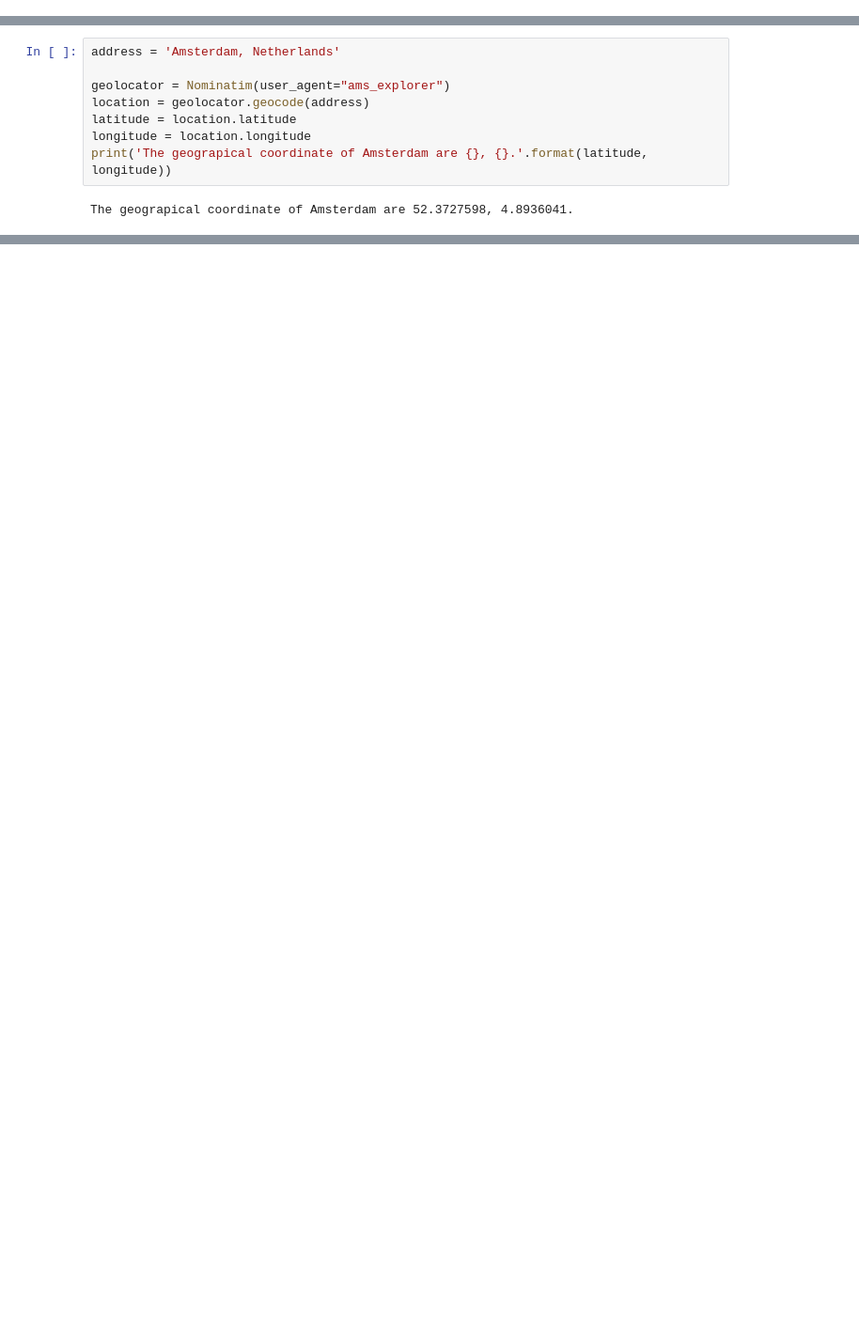
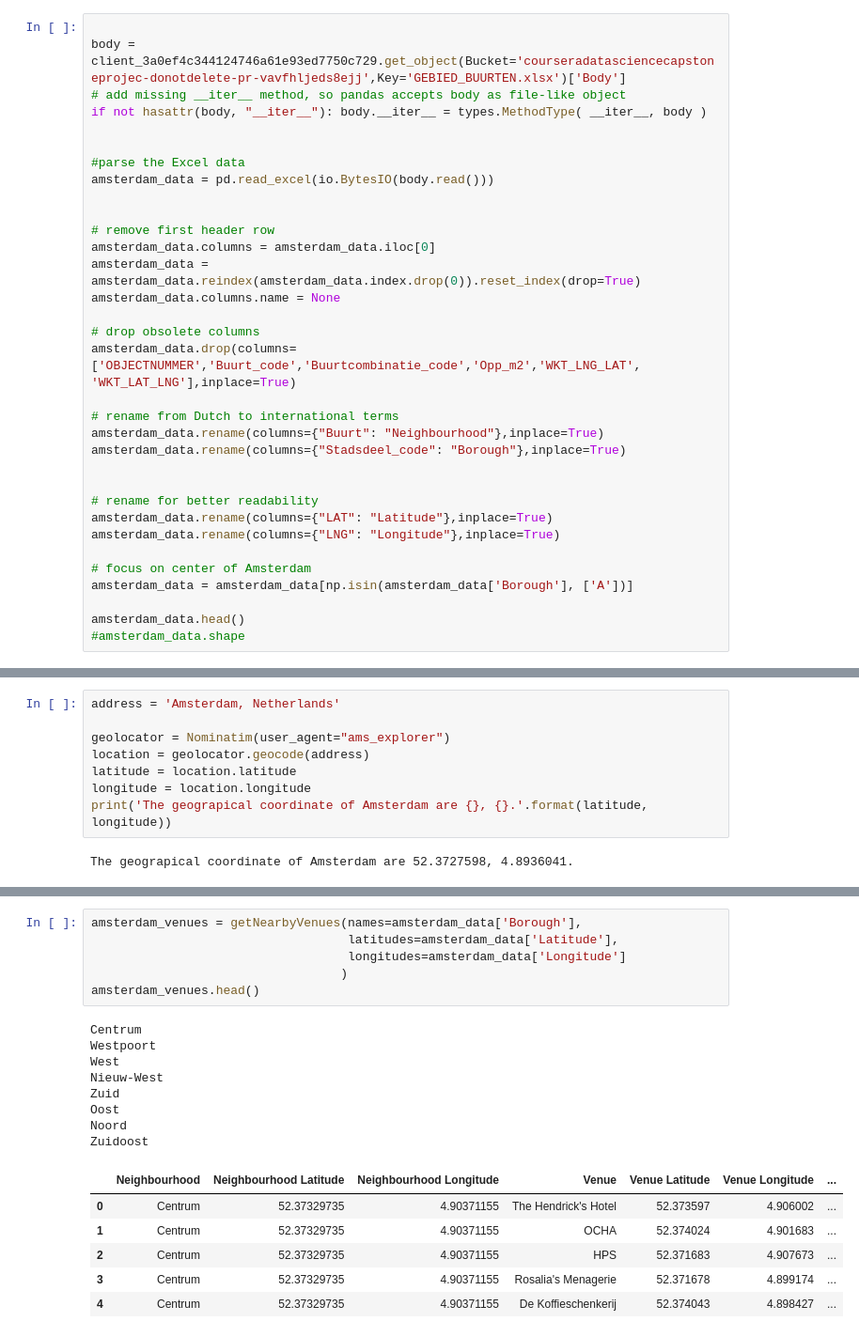
Before and after one commit to dvnooij/Coursera_Capstone, a Jupyter notebook: Capstone project - Report.ipynb, the cells around one changed output, grey strips where cells are left out. Shown: that part at 94% size. Cells and saved outputs as stored; diff of their text form; blank space fills up the shorter version.

```diff
--- a/Capstone project - Report.ipynb
+++ b/Capstone project - Report.ipynb
@@ -42,0 +54,33 @@ Successfully installed branca-0.4.2 folium-0.11.0
+# %%
+
+body = client_3a0ef4c344124746a61e93ed7750c729.get_object(Bucket='courseradatasciencecapstoneprojec-donotdelete-pr-vavfhljeds8ejj',Key='GEBIED_BUURTEN.xlsx')['Body']
+# add missing __iter__ method, so pandas accepts body as file-like object
+if not hasattr(body, "__iter__"): body.__iter__ = types.MethodType( __iter__, body )
+
+
+#parse the Excel data
+amsterdam_data = pd.read_excel(io.BytesIO(body.read()))
+
+
+# remove first header row
+amsterdam_data.columns = amsterdam_data.iloc[0]
+amsterdam_data = amsterdam_data.reindex(amsterdam_data.index.drop(0)).reset_index(drop=True)
+amsterdam_data.columns.name = None
+
+# drop obsolete columns
+amsterdam_data.drop(columns=['OBJECTNUMMER','Buurt_code','Buurtcombinatie_code','Opp_m2','WKT_LNG_LAT', 'WKT_LAT_LNG'],inplace=True)
+
+# rename from Dutch to international terms
+amsterdam_data.rename(columns={"Buurt": "Neighbourhood"},inplace=True)
+amsterdam_data.rename(columns={"Stadsdeel_code": "Borough"},inplace=True)
+
+
+# rename for better readability
+amsterdam_data.rename(columns={"LAT": "Latitude"},inplace=True)
+amsterdam_data.rename(columns={"LNG": "Longitude"},inplace=True)
+
+# focus on center of Amsterdam
+amsterdam_data = amsterdam_data[np.isin(amsterdam_data['Borough'], ['A'])]
+
+amsterdam_data.head()
+#amsterdam_data.shape
@@ -71,0 +179,21 @@ map_amsterdam
+# %%
+amsterdam_venues = getNearbyVenues(names=amsterdam_data['Borough'],
+                                   latitudes=amsterdam_data['Latitude'],
+                                   longitudes=amsterdam_data['Longitude']
+                                  )
+amsterdam_venues.head()
+# %% [output]
+Centrum
+Westpoort
+West
+Nieuw-West
+Zuid
+Oost
+Noord
+Zuidoost
+|  | Neighbourhood | Neighbourhood Latitude | Neighbourhood Longitude | Venue | Venue Latitude | Venue Longitude | ... |
+| 0 | Centrum | 52.37329735 | 4.90371155 | The Hendrick's Hotel | 52.373597 | 4.906002 | ... |
+| 1 | Centrum | 52.37329735 | 4.90371155 | OCHA | 52.374024 | 4.901683 | ... |
+| 2 | Centrum | 52.37329735 | 4.90371155 | HPS | 52.371683 | 4.907673 | ... |
+| 3 | Centrum | 52.37329735 | 4.90371155 | Rosalia's Menagerie | 52.371678 | 4.899174 | ... |
+| 4 | Centrum | 52.37329735 | 4.90371155 | De Koffieschenkerij | 52.374043 | 4.898427 | ... |
```
Also changed, not shown: parts of 16 cells of this notebook.
